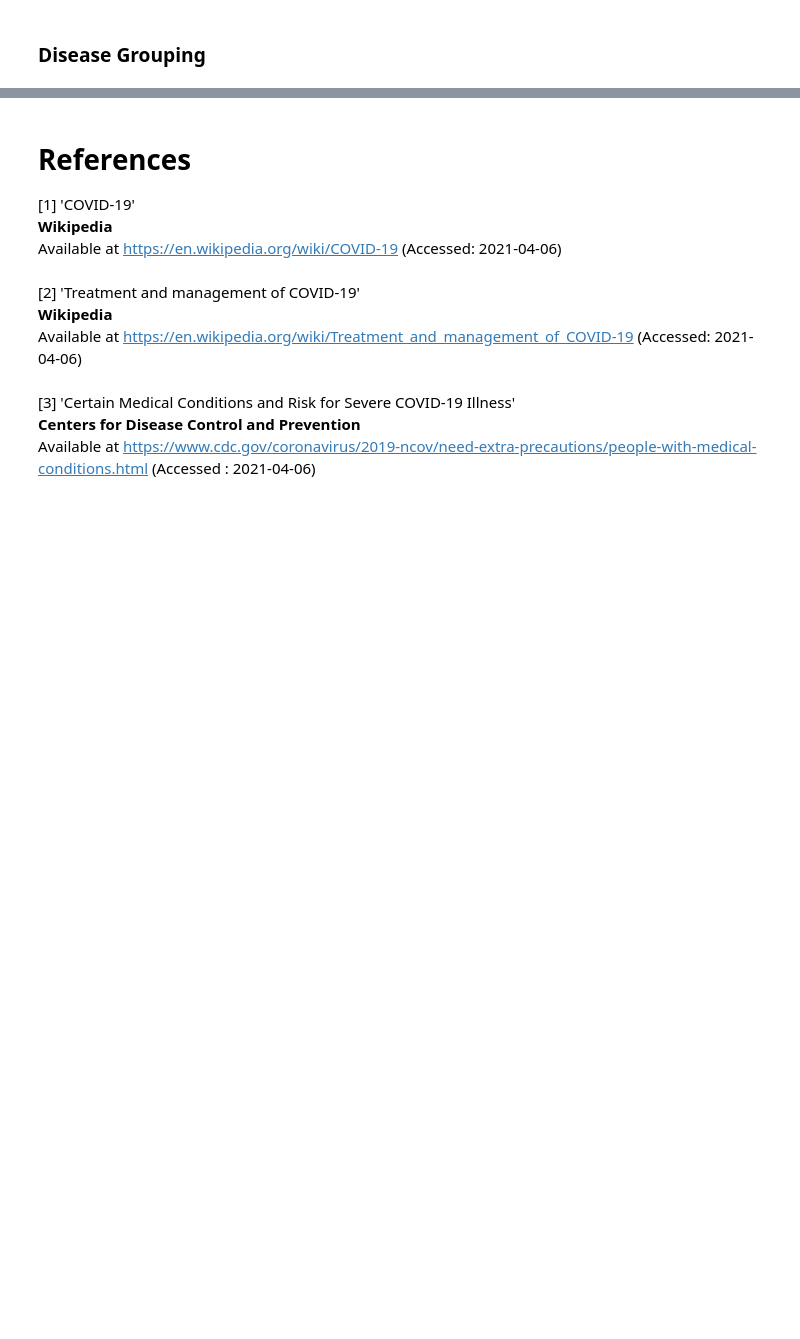
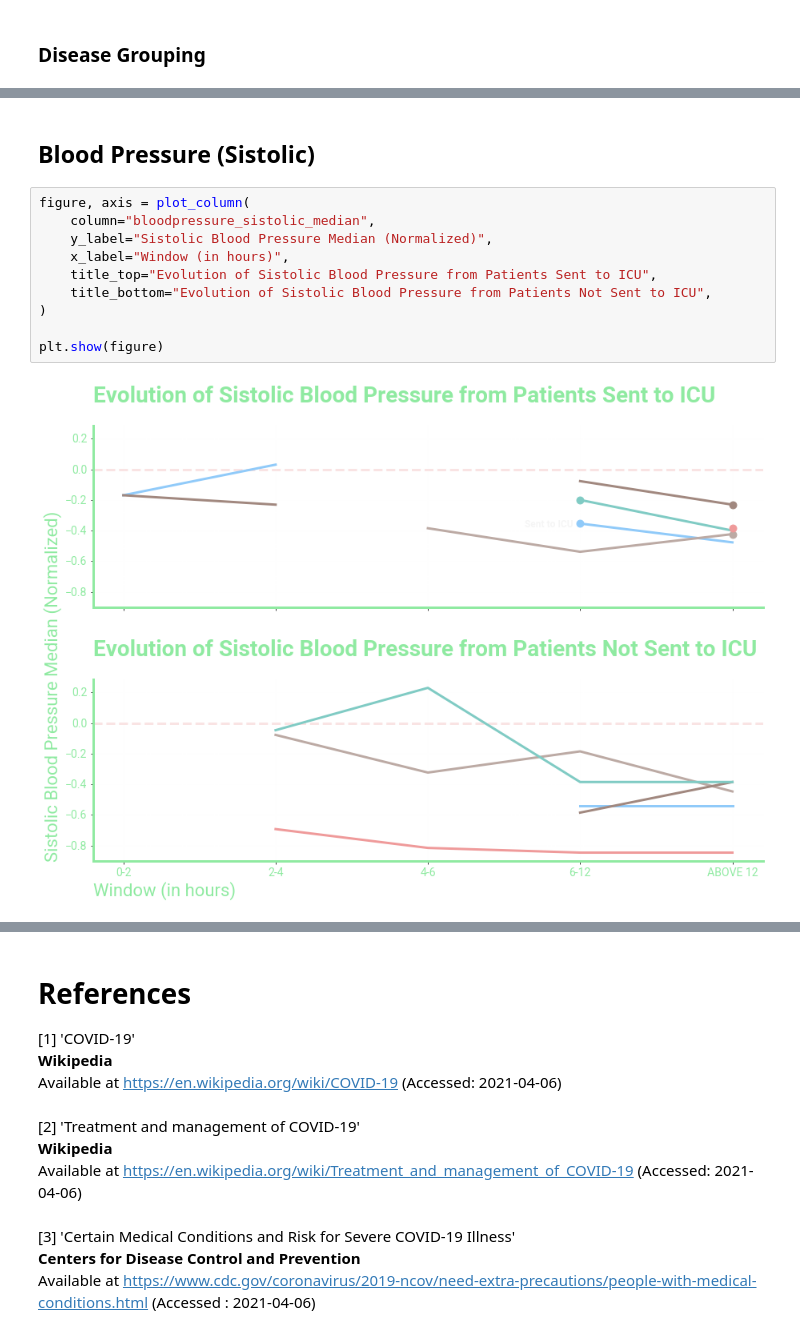
Before and after one commit to fmp95/alura-datascience-bootcamp-challenge, a Jupyter notebook: FinalProject.ipynb, the cells around one changed output, grey strips where cells are left out. Saved outputs shown, nothing was run; the diff lists cells and outputs as text; blank space fills up the shorter version.

```diff
--- a/FinalProject.ipynb
+++ b/FinalProject.ipynb
@@ -427,0 +525,14 @@ plt.show(figure)
+# %% [markdown]
+## Blood Pressure (Sistolic)
+# %%
+figure, axis = plot_column(
+    column="bloodpressure_sistolic_median",
+    y_label="Sistolic Blood Pressure Median (Normalized)",
+    x_label="Window (in hours)",
+    title_top="Evolution of Sistolic Blood Pressure from Patients Sent to ICU",
+    title_bottom="Evolution of Sistolic Blood Pressure from Patients Not Sent to ICU",
+)
+
+plt.show(figure)
+# %% [output]
+[figure, added]
```
Also changed, not shown: parts of 47 cells of this notebook.
